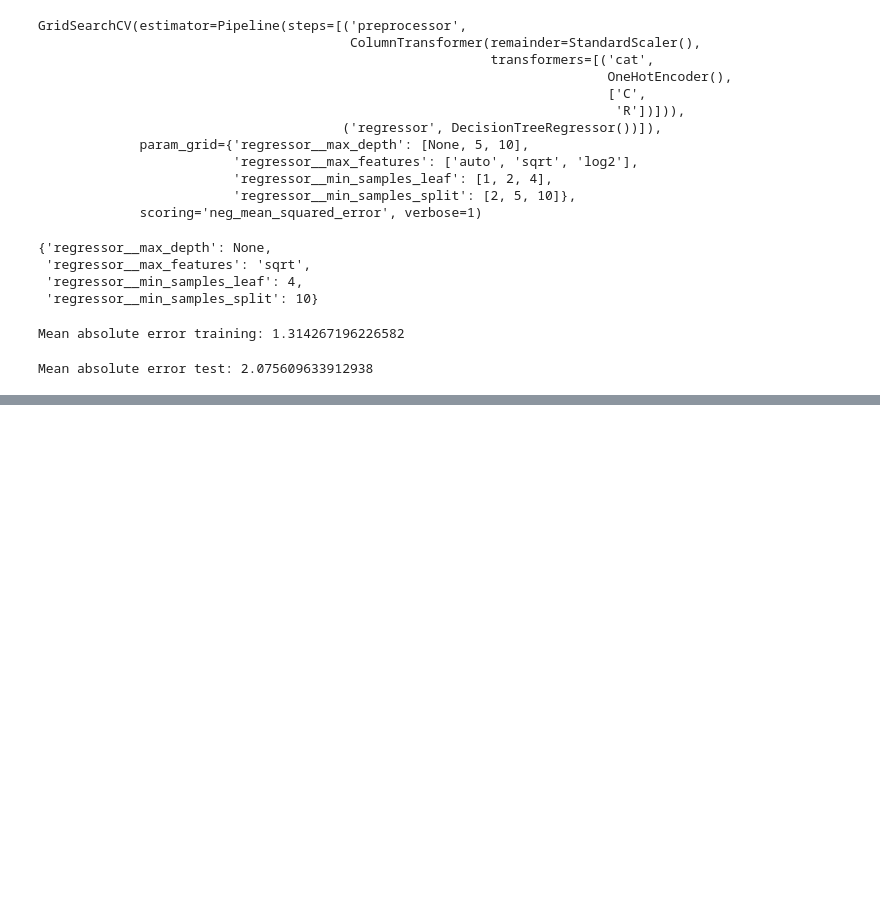
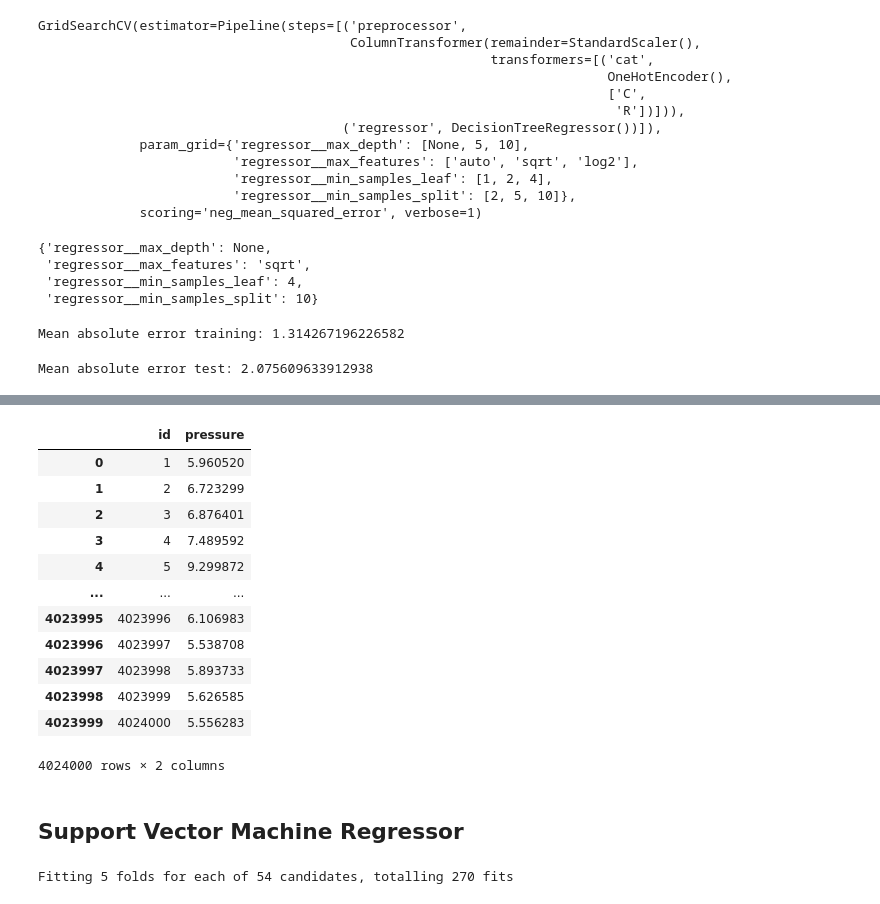
Before and after one commit to Hoomaaan/Google-Brain-Ventilator-Pressure-Prediction, a Jupyter notebook: main.ipynb, the cells around one changed output, grey strips where cells are left out. Cells and saved outputs as stored; diff of their text form; code cells hidden in the pictures; blank space fills up the shorter version.

```diff
--- a/main.ipynb
+++ b/main.ipynb
@@ -229,0 +241,19 @@ Mean absolute error test: 2.075609633912938
+# %%
+y_test_data_pred = dt_grid.predict(df_test)
+# %%
+res = pd.DataFrame({'id': df_test['id'], 'pressure': y_test_data_pred}, index=None)
+res
+# %% [output]
+|  | id | pressure |
+| 0 | 1 | 5.960520 |
+| 1 | 2 | 6.723299 |
+| 2 | 3 | 6.876401 |
+| 3 | 4 | 7.489592 |
+| 4 | 5 | 9.299872 |
+| ... | ... | ... |
+| 4023995 | 4023996 | 6.106983 |
+| 4023996 | 4023997 | 5.538708 |
+| 4023997 | 4023998 | 5.893733 |
+| 4023998 | 4023999 | 5.626585 |
+| 4023999 | 4024000 | 5.556283 |
+4024000 rows × 2 columns
@@ -229,0 +262,2 @@ Mean absolute error test: 2.075609633912938
+# %% [markdown]
+## Support Vector Machine Regressor
@@ -229,0 +266,33 @@ Mean absolute error test: 2.075609633912938
+# %%
+preprocessor = ColumnTransformer(
+    transformers=[
+        ('cat', OneHotEncoder(), ['C', 'R'])
+    ],
+    remainder=StandardScaler()
+)
+
+# Define the pipeline with preprocessing and model
+pipeline = Pipeline([
+    ('preprocessor', preprocessor),
+    ('regressor', SVR())
+])
+
+# Define hyperparameters to search
+param_grid = {
+    'regressor__kernel': ['linear', 'poly', 'rbf'],
+    'regressor__C': [0.1, 1, 10],
+    'regressor__gamma': ['scale', 'auto'],
+    'regressor__epsilon': [0.1, 0.2, 0.5]
+}
+
+# Grid search with cross-validation
+svr_grid_search = GridSearchCV(pipeline, param_grid, scoring='neg_mean_squared_error', verbose=1)
+
+# Fit the model
+svr_grid_search.fit(X_train, y_train)
+
+# Best parameters and best score
+# print("Best parameters found: ", grid_search.best_params_)
+# print("Best negative mean squared error found: ", grid_search.best_score_)
+# %% [output]
+Fitting 5 folds for each of 54 candidates, totalling 270 fits
```
Also changed, not shown: parts of 18 cells of this notebook.
